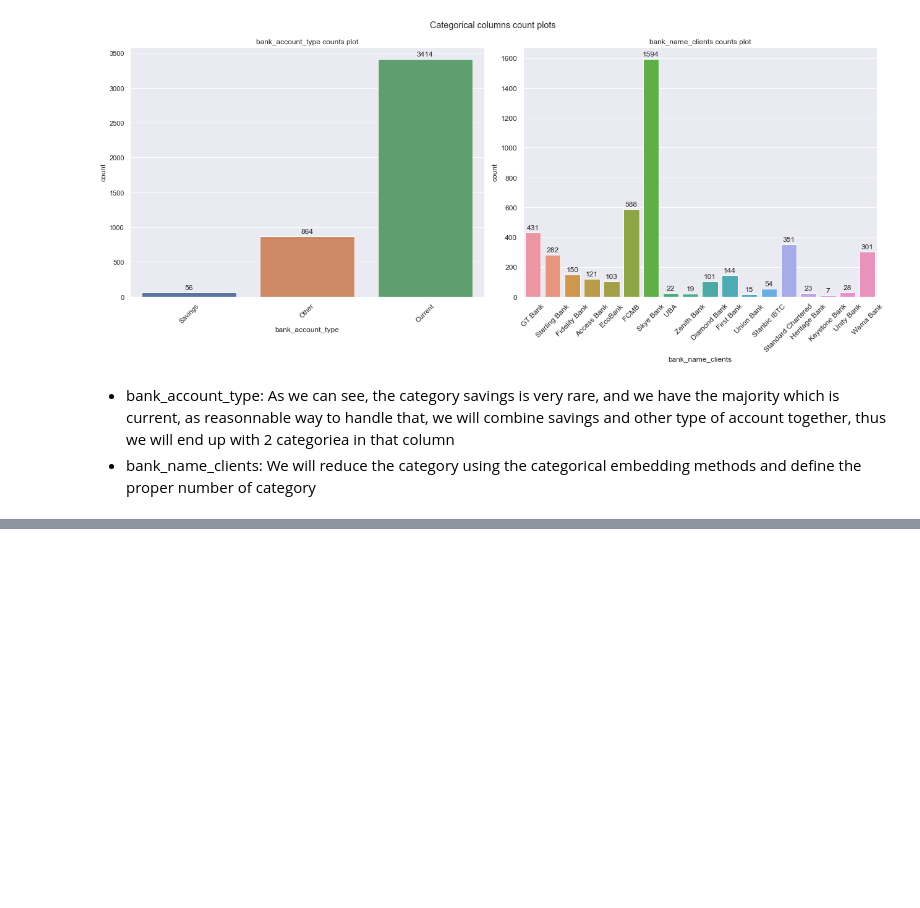
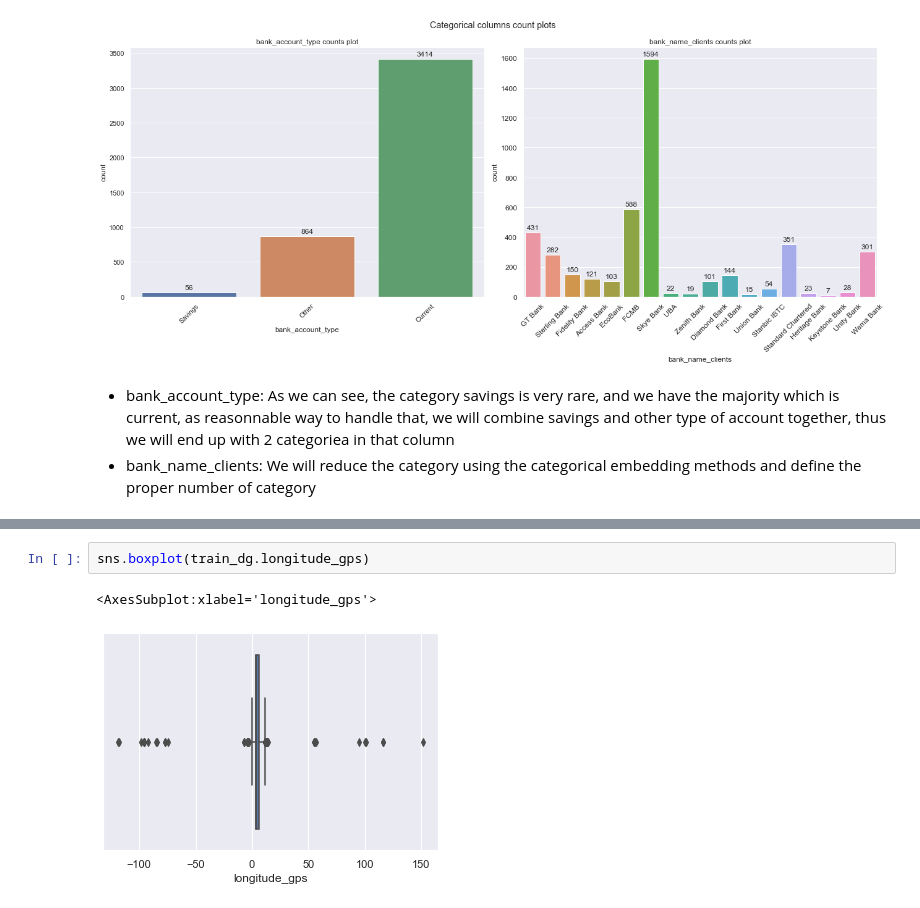
Before and after one commit to yamess/ZindiLoanPredChallenge, a Jupyter notebook: notebooks/draft.ipynb, the cells around one changed output, grey strips where cells are left out. Drawn from its saved outputs; the diff is of its cells as text; blank space fills up the shorter version.

```diff
--- a/notebooks/draft.ipynb
+++ b/notebooks/draft.ipynb
@@ -194,0 +166,5 @@ plots.plot_all_cats(nrows=1, ncols=2, figsize=(18,8))
+# %%
+sns.boxplot(train_dg.longitude_gps)
+# %% [output]
+<AxesSubplot:xlabel='longitude_gps'>
+[figure, added]
```
Also changed, not shown: parts of 10 cells of this notebook, 1 other file.
